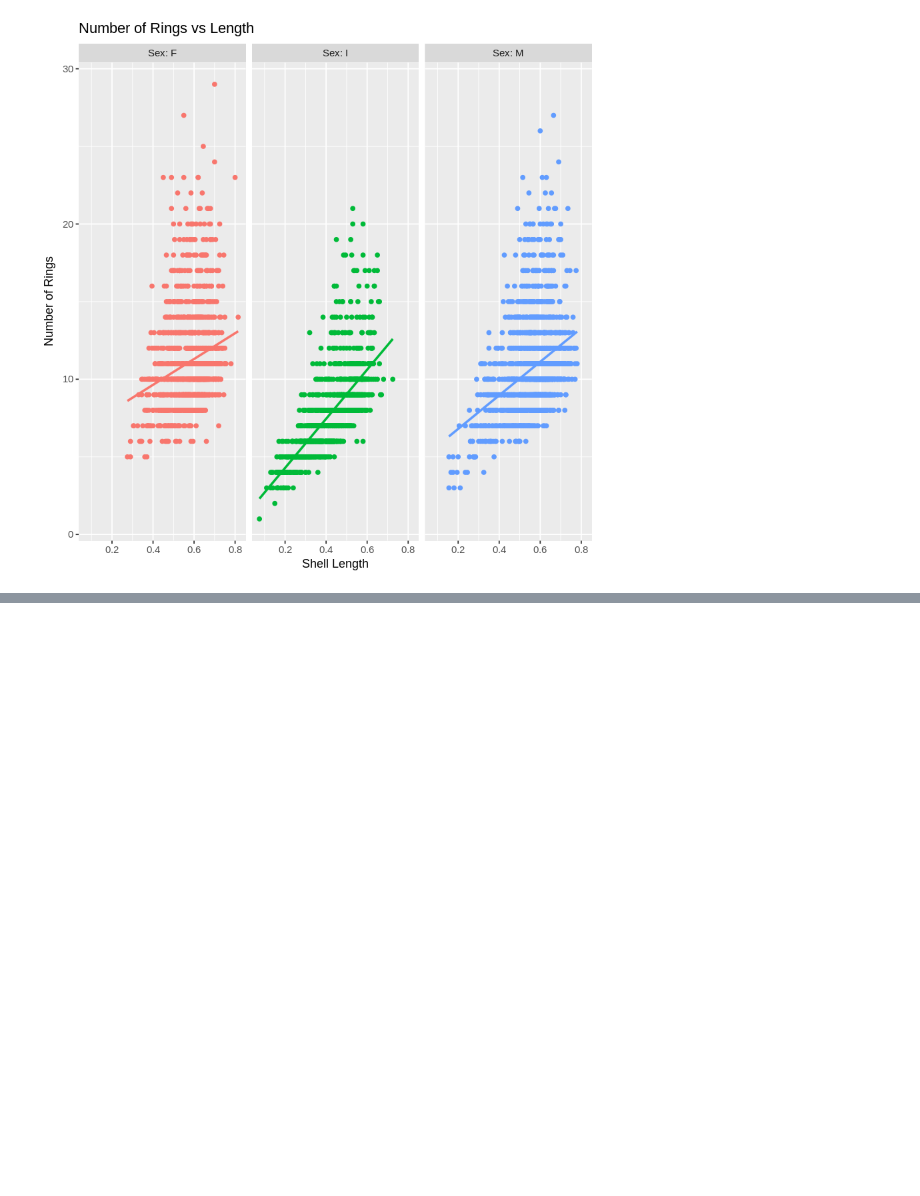
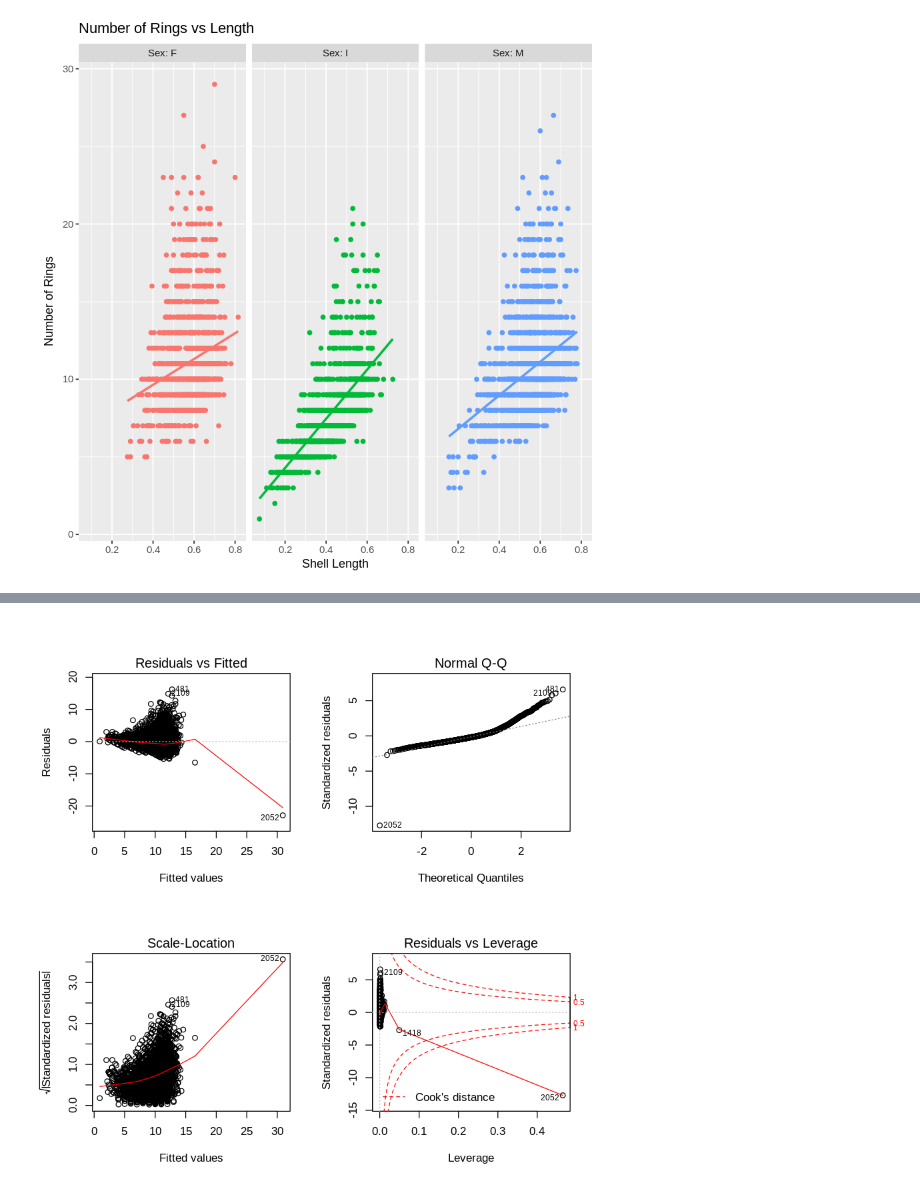
Before and after one commit to asutosh223/final_exam, a Jupyter notebook: ipynb/data-description.ipynb, the cells around one changed output, grey strips where cells are left out. Drawn from its saved outputs; the diff is of its cells as text; code cells hidden in the pictures; blank space fills up the shorter version.

```diff
--- a/ipynb/data-description.ipynb
+++ b/ipynb/data-description.ipynb
@@ -138,0 +180,5 @@ ggplot(abalone) + aes(Length, Rings, color = Sex) + geom_point() + labs(x = "She
+# %%
+abfit1 = lm(Rings ~ Sex + Length + Diameter + Height + Whole_weight
+               + Shucked_weight + Viscera_weight + Shell_weight, data = abalone)
+abfit2 = stepAIC(abfit1)
+summary(abfit2)
@@ -138,0 +257,10 @@ ggplot(abalone) + aes(Length, Rings, color = Sex) + geom_point() + labs(x = "She
+# %%
+abfit2.1 = lm(Rings ~ Sex + Diameter + Height + Whole_weight, data = abalone)
+abfit2.2 = lm(Rings ~ Sex + Diameter + Height + Shucked_weight, data = abalone) # !
+abfit2.3 = lm(Rings ~ Sex + Diameter + Height + Viscera_weight, data = abalone)
+abfit2.4 = lm(Rings ~ Sex + Diameter + Height + Shell_weight, data = abalone)
+# %%
+par(mfrow=c(2,2))
+plot(abfit2.2)
+# %% [output]
+[figure, added]
```
Also changed, not shown: parts of 25 cells of this notebook.
